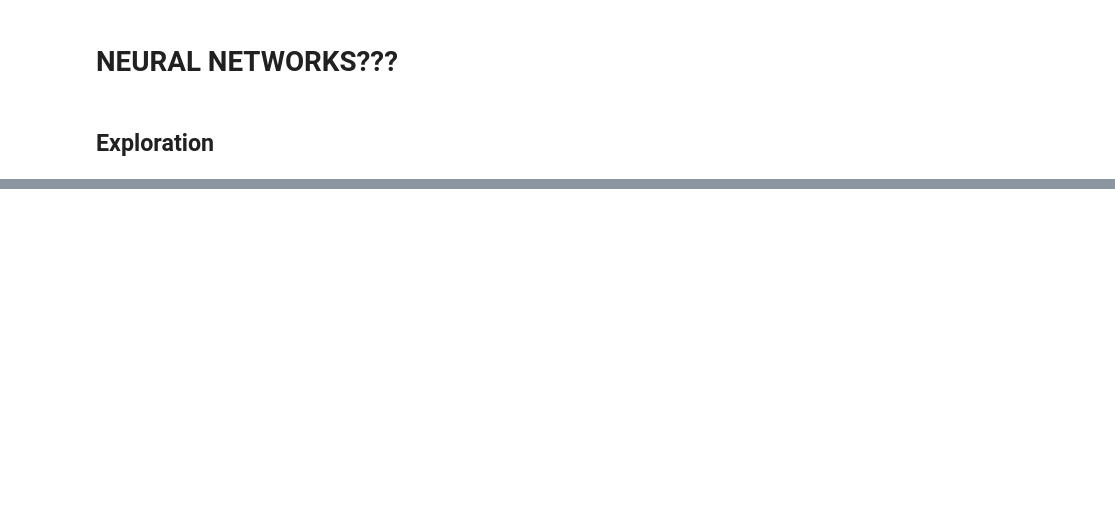
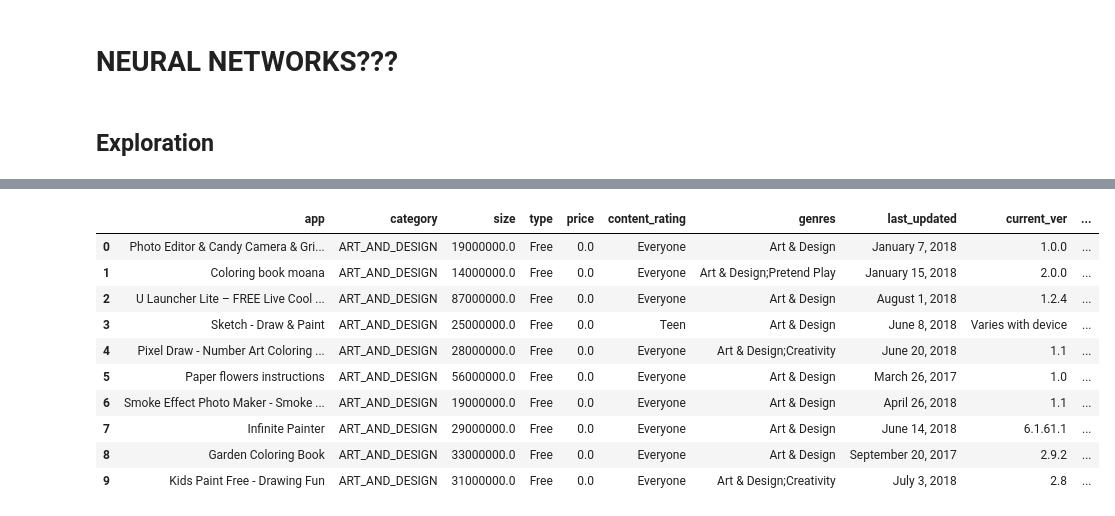
Before and after one commit to DanielColinaCuartin/INFO370-Final-Projects, a Jupyter notebook: pierce_workspace.ipynb, the cells around one changed output, grey strips where cells are left out. Cells and saved outputs as stored; diff of their text form; code cells hidden in the pictures; blank space fills up the shorter version.

```diff
--- a/pierce_workspace.ipynb
+++ b/pierce_workspace.ipynb
@@ -553,0 +568,23 @@ plt.barh(category_counts.index, category_counts)
+# %%
+play_features = pd.read_csv('data/prepped/play_features.csv')
+play_outcomes = pd.read_csv('data/prepped/play_outcomes.csv')
+
+play_features['installs'] = play_outcomes['installs']
+
+play_features['installs'] = [s.replace("+", "") for s in play_features['installs']]
+play_features['installs'] = [s.replace(",", "") for s in play_features['installs']]
+play_features['installs'] = [float(s) for s in play_features['installs']]
+
+play_features.head(10)
+# %% [output]
+|  | app | category | size | type | price | content_rating | genres | last_updated | current_ver | ... |
+| 0 | Photo Editor & Candy Camera & Gri... | ART_AND_DESIGN | 19000000.0 | Free | 0.0 | Everyone | Art & Design | January 7, 2018 | 1.0.0 | ... |
+| 1 | Coloring book moana | ART_AND_DESIGN | 14000000.0 | Free | 0.0 | Everyone | Art & Design;Pretend Play | January 15, 2018 | 2.0.0 | ... |
+| 2 | U Launcher Lite – FREE Live Cool ... | ART_AND_DESIGN | 87000000.0 | Free | 0.0 | Everyone | Art & Design | August 1, 2018 | 1.2.4 | ... |
+| 3 | Sketch - Draw & Paint | ART_AND_DESIGN | 25000000.0 | Free | 0.0 | Teen | Art & Design | June 8, 2018 | Varies with device | ... |
+| 4 | Pixel Draw - Number Art Coloring ... | ART_AND_DESIGN | 28000000.0 | Free | 0.0 | Everyone | Art & Design;Creativity | June 20, 2018 | 1.1 | ... |
+| 5 | Paper flowers instructions | ART_AND_DESIGN | 56000000.0 | Free | 0.0 | Everyone | Art & Design | March 26, 2017 | 1.0 | ... |
+| 6 | Smoke Effect Photo Maker - Smoke ... | ART_AND_DESIGN | 19000000.0 | Free | 0.0 | Everyone | Art & Design | April 26, 2018 | 1.1 | ... |
+| 7 | Infinite Painter | ART_AND_DESIGN | 29000000.0 | Free | 0.0 | Everyone | Art & Design | June 14, 2018 | 6.1.61.1 | ... |
+| 8 | Garden Coloring Book | ART_AND_DESIGN | 33000000.0 | Free | 0.0 | Everyone | Art & Design | September 20, 2017 | 2.9.2 | ... |
+| 9 | Kids Paint Free - Drawing Fun | ART_AND_DESIGN | 31000000.0 | Free | 0.0 | Everyone | Art & Design;Creativity | July 3, 2018 | 2.8 | ... |
```
Also changed, not shown: parts of 5 cells of this notebook, 5 other files.
